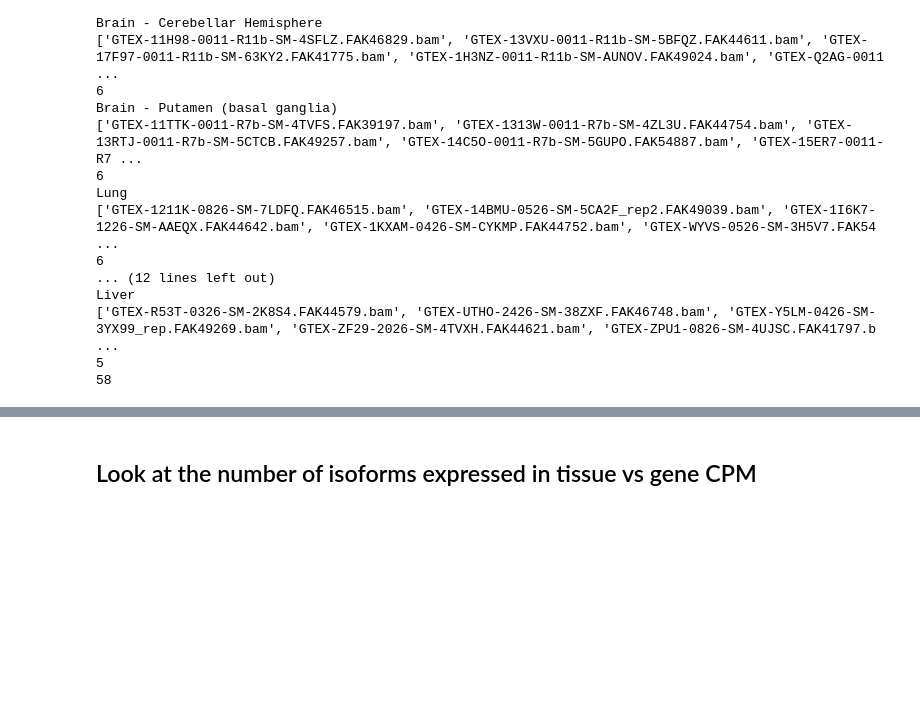
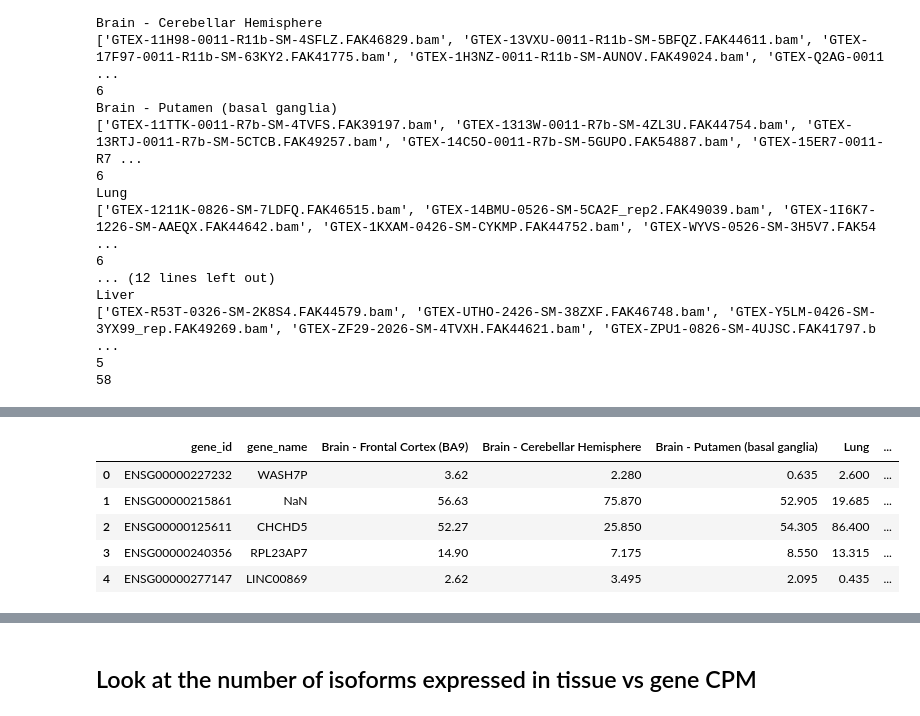
Before and after one commit to UK-SBCoA-EbbertLab/landscape_of_RNA_isoform_expression, a Jupyter notebook: scripts/01_create_tables/02_make_tables_GTEx_all_isoforms.ipynb, the cells around one changed output, grey strips where cells are left out. Cells and saved outputs as stored; diff of their text form; code cells hidden in the pictures; blank space fills up the shorter version.

```diff
--- a/scripts/01_create_tables/02_make_tables_GTEx_all_isoforms.ipynb
+++ b/scripts/01_create_tables/02_make_tables_GTEx_all_isoforms.ipynb
@@ -402,6 +402,7 @@ for tissue in gtex_metadata["tissue_site_detail"].copy().unique():
 tx_rel_ab = pd.DataFrame(columns = ['transcript_id', 'gene_id', 'gene_name'])
 df_by_tissue = {}
 perc_unique_of_total = pd.DataFrame(columns = ['total_counts', 'unique_counts'])
+median_gene_exp = pd.DataFrame(columns = ['gene_id'])
 
 # for each tissue
 for key in df_cols_dict:
@@ -460,6 +461,11 @@ for key in df_cols_dict:
     tmp = tmp.merge(transcript_biotype, how='left')
     tmp = tmp.merge(gene_info, how='left')
     tmp = tmp.merge(annotated_n_iso_per_gene, how='left')
+    # get the median gene cpm per tissue
+    gene_cpm_tmp = tmp[['gene_id', 'gene_name', 'median_gene_cpm']].copy().drop_duplicates()
+    gene_cpm_tmp = gene_cpm_tmp.rename(columns={"median_gene_cpm": key})
+    median_gene_exp = median_gene_exp.merge(gene_cpm_tmp, how='outer')
+
     tmp_rel_ab = tmp[['transcript_id', 'gene_id', 'gene_name', 'median_relative_abundance']].copy()
     tmp_rel_ab = tmp_rel_ab.rename(columns={"median_relative_abundance": key})
     tx_rel_ab = tx_rel_ab.merge(tmp_rel_ab, how='outer')
@@ -553,6 +559,17 @@ tx_rel_ab.head()
 | 2 | BambuTx100 | ENSG00000215861 | NaN | 13.155571 | 10.711780 | 8.208511 | ... |
 | 3 | BambuTx95 | ENSG00000215861 | NaN | 0.000000 | 0.000000 | 3.385151 | ... |
 | 4 | BambuTx97 | ENSG00000215861 | NaN | 54.286093 | 76.086699 | 62.771872 | ... |
+# %%
+# print the median gene cpm to file
+median_gene_exp.to_csv('../../tables/GTEx_expression/GTEx_median_gene_CPM.tsv', sep='\t', index=False)
+median_gene_exp.head()
+# %% [output]
+|  | gene_id | gene_name | Brain - Frontal Cortex (BA9) | Brain - Cerebellar Hemisphere | Brain - Putamen (basal ganglia) | Lung | ... |
+| 0 | ENSG00000227232 | WASH7P | 3.62 | 2.280 | 0.635 | 2.600 | ... |
+| 1 | ENSG00000215861 | NaN | 56.63 | 75.870 | 52.905 | 19.685 | ... |
+| 2 | ENSG00000125611 | CHCHD5 | 52.27 | 25.850 | 54.305 | 86.400 | ... |
+| 3 | ENSG00000240356 | RPL23AP7 | 14.90 | 7.175 | 8.550 | 13.315 | ... |
+| 4 | ENSG00000277147 | LINC00869 | 2.62 | 3.495 | 2.095 | 0.435 | ... |
 # %%
 # calculate the total unique counts across all used samples for each transcript
 filter_col = ["GENEID", "TXNAME"] + samps_we_use
```
Also changed, not shown: 6 other files.
